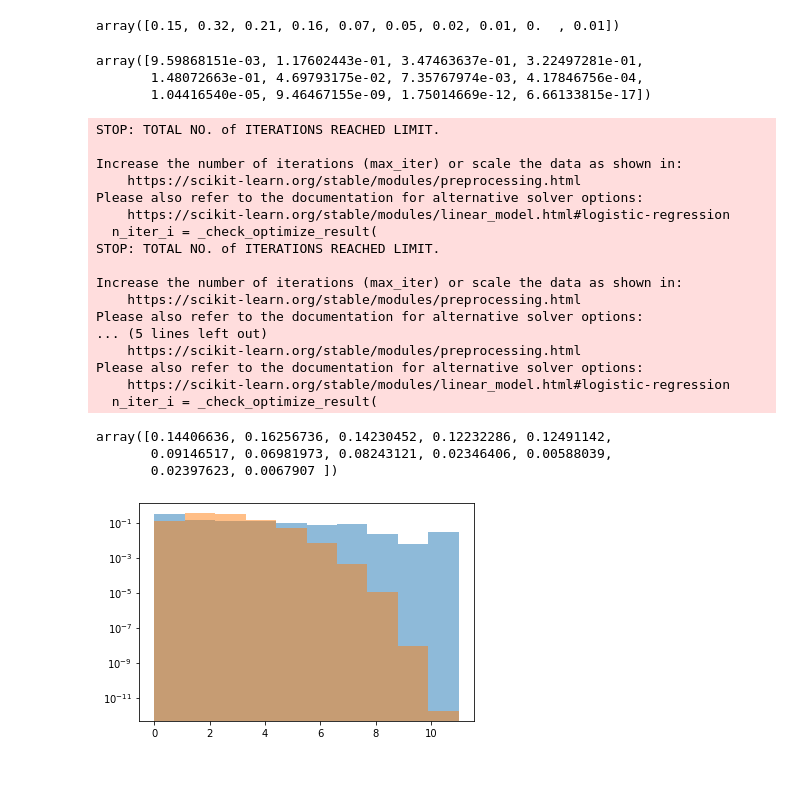
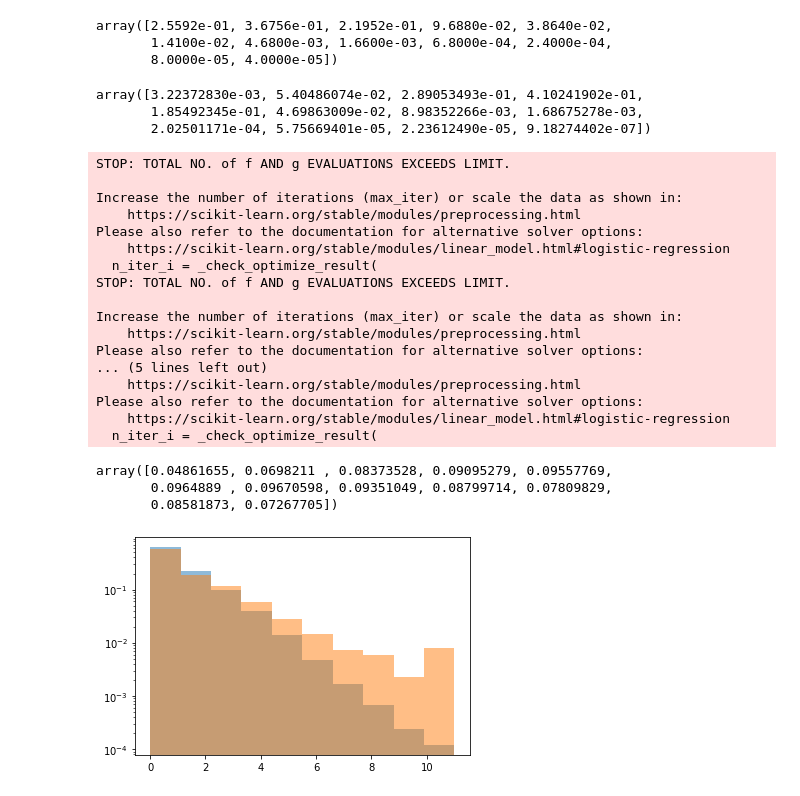
Before and after one commit to janjaek/DSEA-test, a Jupyter notebook: dsea_mord.ipynb, the cells around one changed output. Saved outputs shown, nothing was run; the diff lists cells and outputs as text; code cells hidden in the pictures.

Commit message:
added LogisticSE and Multinomial Logistic Regression

```diff
--- a/dsea_mord.ipynb
+++ b/dsea_mord.ipynb
@@ -5,7 +5,7 @@ from cherenkovdeconvolution import util
 
 #p.set_printoptions(threshold=np.inf)
 #df = pd.read_csv('sample.csv')
-df=pd.read_csv('sample.csv', nrows=1000)
+df=pd.read_csv('sample.csv', nrows=500000)
 #print(df.head(8))
 #X = df[['SplineMPEDirectHitsD.dir_track_length',
 #'SPEFit2_HVFitParams.nmini'                       ,
@@ -56,30 +56,32 @@ Y_test = Y[:n_test]
 f_true = util.fit_pdf(Y_test)
 f_true
 # %% [output]
-array([0.15, 0.32, 0.21, 0.16, 0.07, 0.05, 0.02, 0.01, 0.  , 0.01])
+array([2.5592e-01, 3.6756e-01, 2.1952e-01, 9.6880e-02, 3.8640e-02,
+       1.4100e-02, 4.6800e-03, 1.6600e-03, 6.8000e-04, 2.4000e-04,
+       8.0000e-05, 4.0000e-05])
 # %%
 from mord import LogisticSE
 from cherenkovdeconvolution import dsea
 f_ord=dsea(X_test, X_train, Y_train,LogisticSE(alpha=1.), K = 3)
 f_ord
 # %% [output]
-array([9.59868151e-03, 1.17602443e-01, 3.47463637e-01, 3.22497281e-01,
-       1.48072663e-01, 4.69793175e-02, 7.35767974e-03, 4.17846756e-04,
-       1.04416540e-05, 9.46467155e-09, 1.75014669e-12, 6.66133815e-17])
+array([3.22372830e-03, 5.40486074e-02, 2.89053493e-01, 4.10241902e-01,
+       1.85492345e-01, 4.69863009e-02, 8.98352266e-03, 1.68675278e-03,
+       2.02501171e-04, 5.75669401e-05, 2.23612490e-05, 9.18274402e-07])
 # %%
 from cherenkovdeconvolution import dsea
 from sklearn.linear_model import LogisticRegression
 
-f_multi = dsea(X_test, X_train, Y_train,LogisticRegression(multi_class='multinomial',max_iter=10000), K=3)#doesnt work with the default solver?
+f_multi = dsea(X_test, X_train, Y_train,LogisticRegression(multi_class='multinomial',max_iter=100000), K=3)#doesnt work with the default solver?
 # %% [output]
-STOP: TOTAL NO. of ITERATIONS REACHED LIMIT.
+STOP: TOTAL NO. of f AND g EVALUATIONS EXCEEDS LIMIT.
 
 Increase the number of iterations (max_iter) or scale the data as shown in:
     https://scikit-learn.org/stable/modules/preprocessing.html
 Please also refer to the documentation for alternative solver options:
     https://scikit-learn.org/stable/modules/linear_model.html#logistic-regression
   n_iter_i = _check_optimize_result(
-STOP: TOTAL NO. of ITERATIONS REACHED LIMIT.
+STOP: TOTAL NO. of f AND g EVALUATIONS EXCEEDS LIMIT.
 
 Increase the number of iterations (max_iter) or scale the data as shown in:
     https://scikit-learn.org/stable/modules/preprocessing.html
@@ -93,12 +95,12 @@ Please also refer to the documentation for alternative solver options:
 from cherenkovdeconvolution import dsea
 from sklearn.linear_model import LogisticRegression
 
-f_multi = dsea(X_test, X_train, Y_train,LogisticRegression(solver='saga',multi_class='multinomial',max_iter=10000), K=3)
-f_multi
+f_multi2 = dsea(X_test, X_train, Y_train,LogisticRegression(solver='saga',multi_class='multinomial',max_iter=10000), K=3)
+f_multi2
 # %% [output]
-array([0.14406636, 0.16256736, 0.14230452, 0.12232286, 0.12491142,
-       0.09146517, 0.06981973, 0.08243121, 0.02346406, 0.00588039,
-       0.02397623, 0.0067907 ])
+array([0.04861655, 0.0698211 , 0.08373528, 0.09095279, 0.09557769,
+       0.0964889 , 0.09670598, 0.09351049, 0.08799714, 0.07809829,
+       0.08581873, 0.07267705])
 # %%
 from cherenkovdeconvolution import dsea
 from sklearn.tree import ExtraTreeClassifier
@@ -107,8 +109,9 @@ f_est2 = dsea(X_test, X_train, Y_train, ExtraTreeClassifier(), K=3)
 # %%
+#plotting Multinomial Logistic Regression against f_true
 from matplotlib import pyplot as plt
-plt.hist(range(12), weights = f_multi, alpha = 0.5)
-plt.hist(range(12), weights = f_ord, alpha = 0.5)
+plt.hist(range(12), weights = f_true, alpha = 0.5,label ='f_true')
+plt.hist(range(12), weights = f_multi, alpha = 0.5,label='f_multi')
 plt.yscale('log')
 plt.show()
 # %% [output]
-[figure, old version]
+[figure, new version]
```
Also changed, not shown: parts of 4 cells of this notebook, 1 other file.
